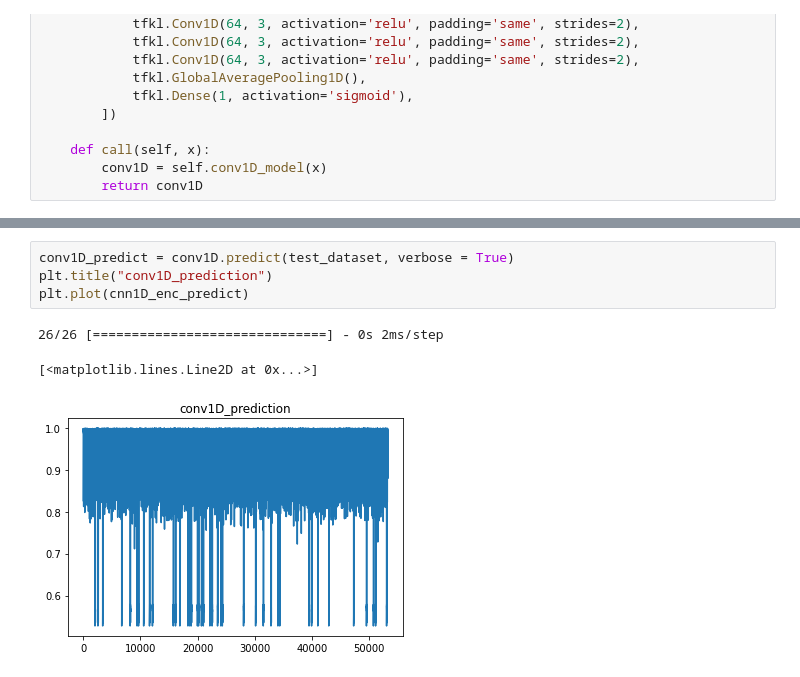
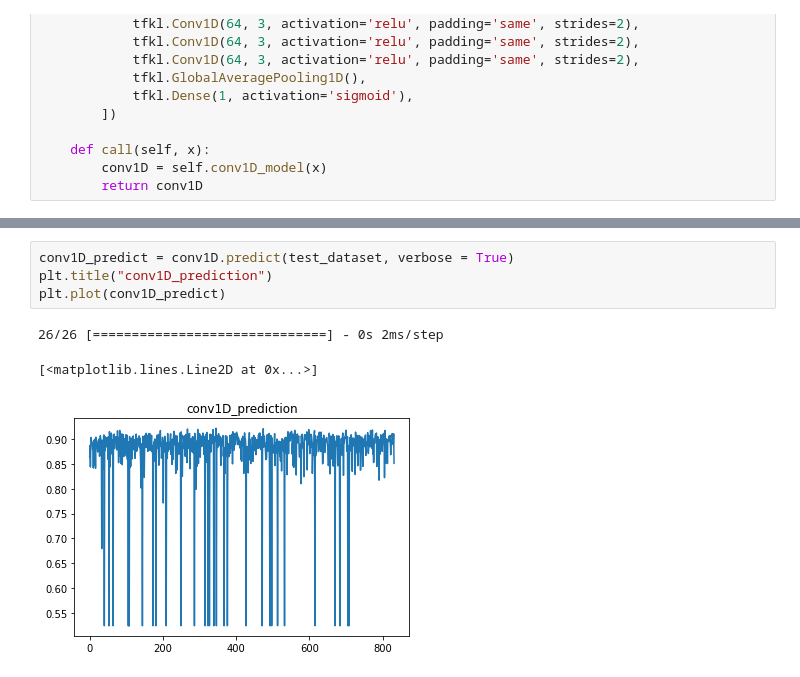
Before and after one commit to fantasia1314/Capstone_NGAFID, a Jupyter notebook: Con1D-Autoencoder-v2.ipynb, the cells around one changed output, grey strips where cells are left out. Saved outputs shown, nothing was run; the diff lists cells and outputs as text.

Commit message:
Conv1D_Autoencoder v2 done

```diff
--- a/Con1D-Autoencoder-v2.ipynb
+++ b/Con1D-Autoencoder-v2.ipynb
@@ -337,8 +337,8 @@ plt.plot(cnn1D_enc_predict)
 # %%
 conv1D_predict = conv1D.predict(test_dataset, verbose = True)
 plt.title("conv1D_prediction")
-plt.plot(cnn1D_enc_predict)
+plt.plot(conv1D_predict)
 # %% [output]
 26/26 [==============================] - 0s 2ms/step
 [<matplotlib.lines.Line2D at 0x...>]
-[figure, old version]
+[figure, new version]
```
Also changed, not shown: parts of 7 cells of this notebook.
